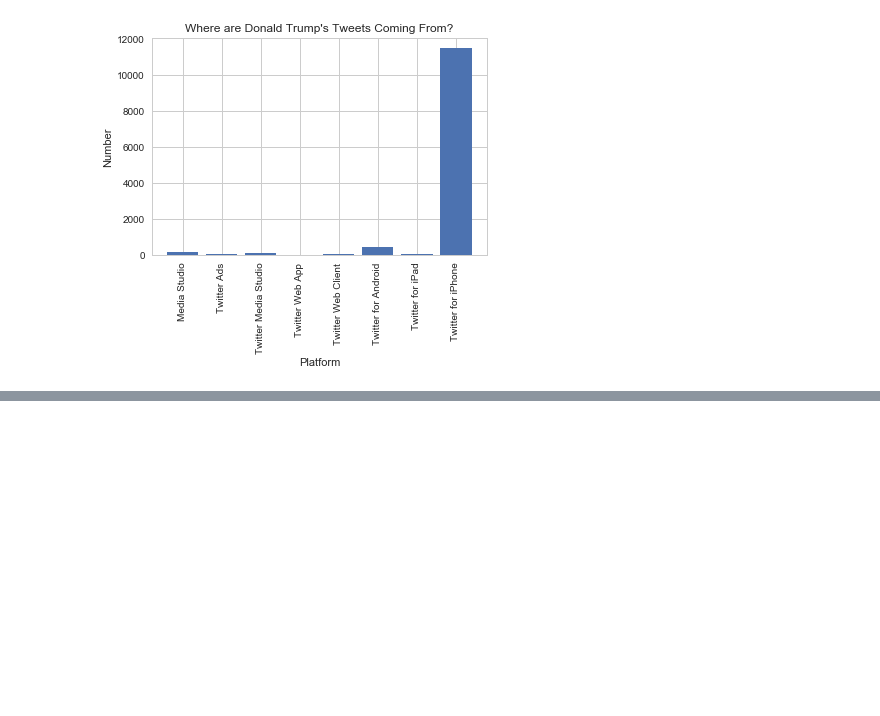
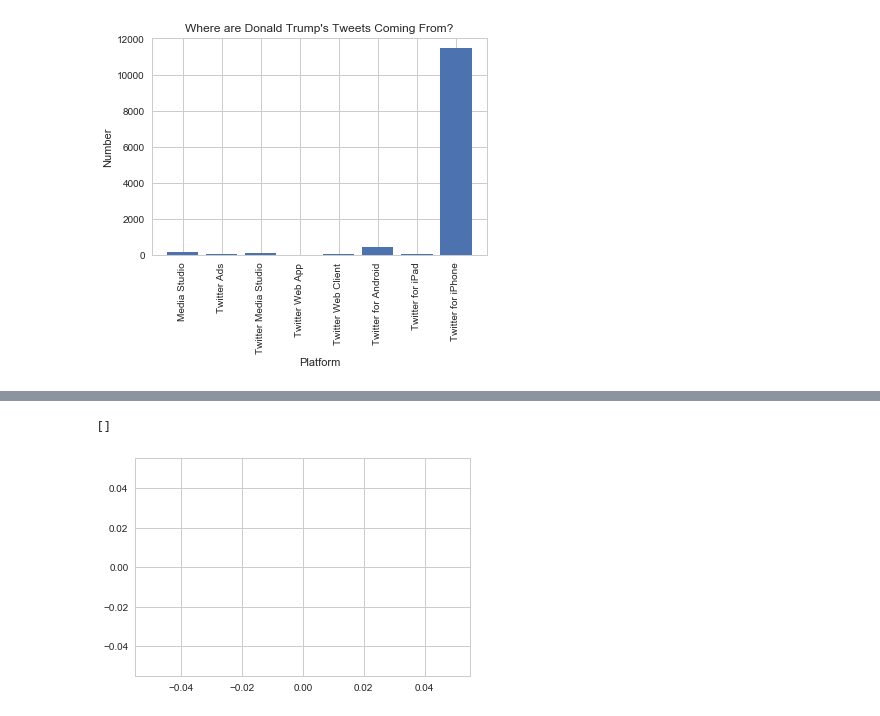
Before and after one commit to ddemarco96/FinalProject40, a Jupyter notebook: Trump_Word_Frequency_Analysis_Roger.ipynb, the cells around one changed output, grey strips where cells are left out. Cells and saved outputs as stored; diff of their text form; code cells hidden in the pictures; blank space fills up the shorter version.

```diff
--- a/Trump_Word_Frequency_Analysis_Roger.ipynb
+++ b/Trump_Word_Frequency_Analysis_Roger.ipynb
@@ -184,0 +239,6 @@ Index(['Media Studio', 'Twitter Ads', 'Twitter Media Studio', 'Twitter Web App',
+# %%
+trump_tweets[trump_tweets['source'] == 'Twitter for iPhone']
+plt.plot()
+# %% [output]
+[]
+[figure, added]
```
Also changed, not shown: parts of 32 cells of this notebook.
